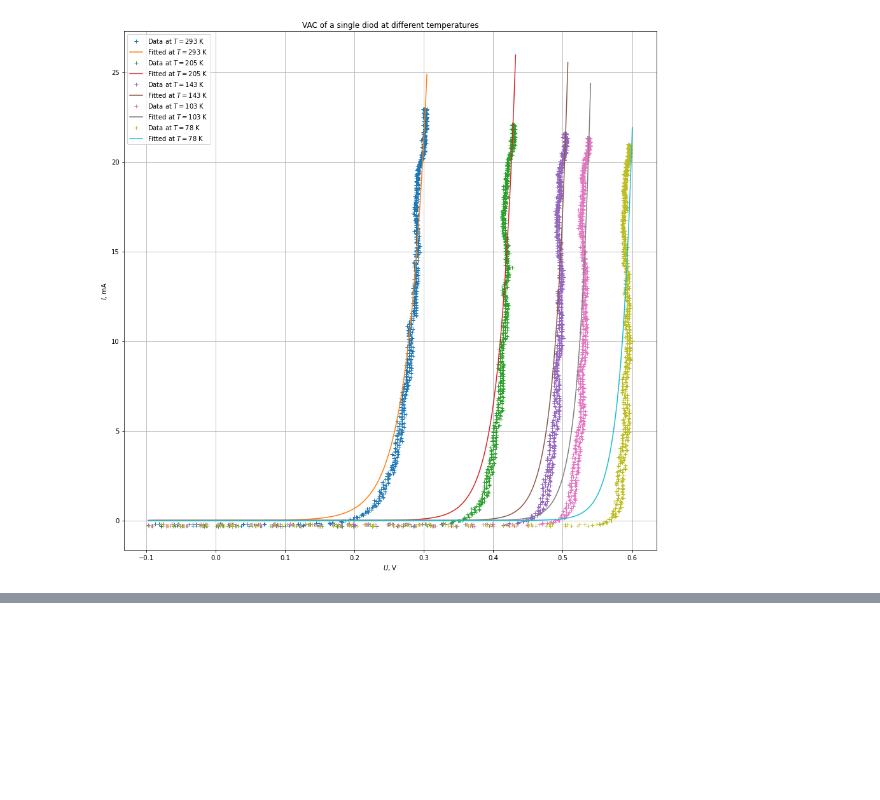
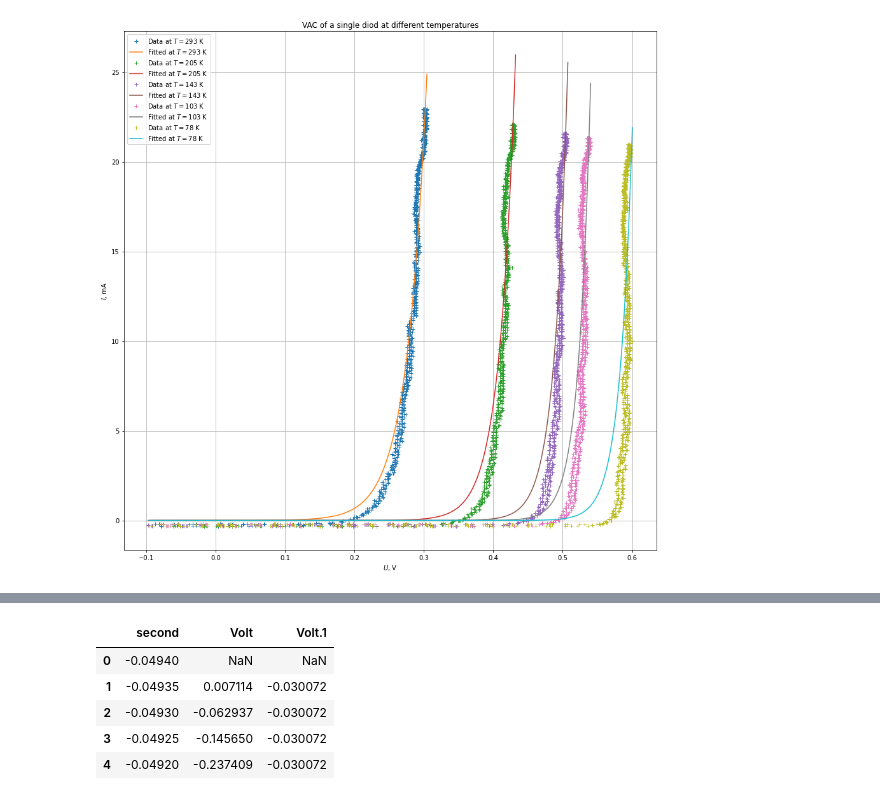
Before and after one commit to f3ss1/HSE-FF, a Jupyter notebook: 6th semester/Modern Physics Practice/Diode VAC/Data_analysis.ipynb, the cells around one changed output, grey strips where cells are left out. Saved outputs shown, nothing was run; the diff lists cells and outputs as text; code cells hidden in the pictures; blank space fills up the shorter version.

```diff
--- a/6th semester/Modern Physics Practice/Diode VAC/Data_analysis.ipynb
+++ b/6th semester/Modern Physics Practice/Diode VAC/Data_analysis.ipynb
@@ -62,0 +82,10 @@ plt.show()
+# %%
+df = pd.read_csv('scope_5.csv', sep=',', header=1)
+df.head()
+# %% [output]
+|  | second | Volt | Volt.1 |
+| 0 | -0.04940 | NaN | NaN |
+| 1 | -0.04935 | 0.007114 | -0.030072 |
+| 2 | -0.04930 | -0.062937 | -0.030072 |
+| 3 | -0.04925 | -0.145650 | -0.030072 |
+| 4 | -0.04920 | -0.237409 | -0.030072 |
```
Also changed, not shown: parts of 6 cells of this notebook, 13 other files.
